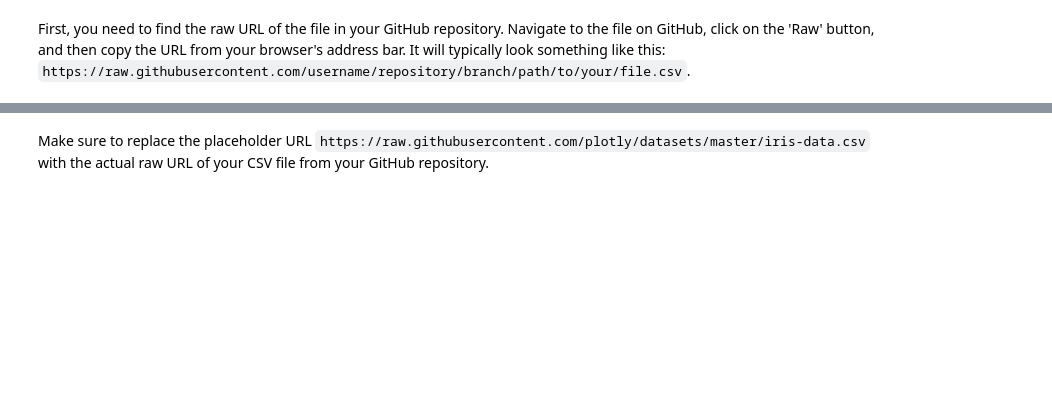
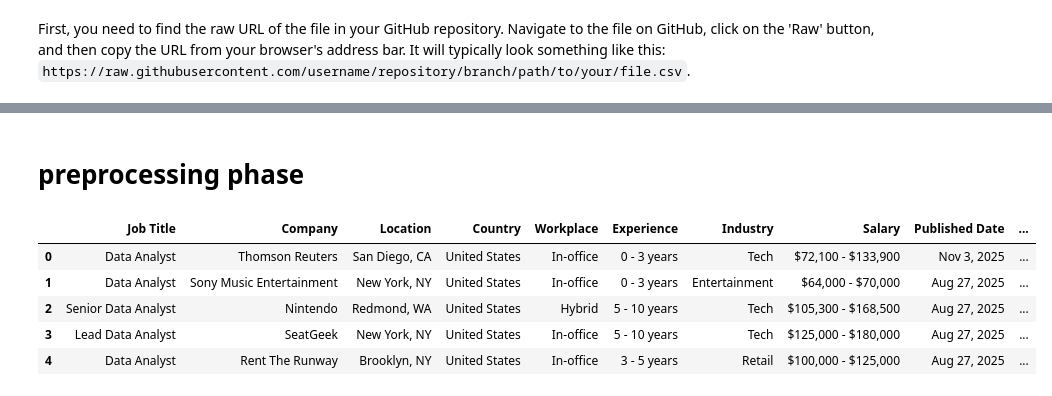
Before and after one commit to DataRobot333/ScrapDataAnalystSite, a Jupyter notebook: DataAnalystJobDA.ipynb, the cells around one changed output, grey strips where cells are left out. Drawn from its saved outputs; the diff is of its cells as text; code cells hidden in the pictures; blank space fills up the shorter version.

```diff
--- a/DataAnalystJobDA.ipynb
+++ b/DataAnalystJobDA.ipynb
@@ -3,18 +5,14 @@
 # %% [markdown]
 First, you need to find the raw URL of the file in your GitHub repository. Navigate to the file on GitHub, click on the 'Raw' button, and then copy the URL from your browser's address bar. It will typically look something like this: `https://raw.githubusercontent.com/username/repository/branch/path/to/your/file.csv`.
 # %%
-import pandas as pd
-
-# Replace with the actual raw URL of your file on GitHub
-github_csv_url = 'https://github.com/DataRobot333/ScrapDataAnalystSite/blob/main/job_listings.csv'
+github_csv_url = 'https://raw.githubusercontent.com/DataRobot333/ScrapDataAnalystSite/main/job_listings.csv'
 
 # Load the data into a pandas DataFrame
 try:
     df = pd.read_csv(github_csv_url)
-    print(f"Data loaded successfully")
-    # Display the first 5 rows of the DataFrame
+    print(f"Data loaded successfully from {github_csv_url}")
     display(df.head())
 except Exception as e:
     print(f"An error occurred while loading data: {e}")
-    print("Please ensure the URL is correct and the file is accessible.")
+    print("Please ensure the URL is correct and the file is accessible. Double-check that it's the 'raw' URL from GitHub.")
 # %% [output]
@@ -24,2 +26,15 @@ Please ensure the URL is correct and the file is accessible.
-# %% [markdown]
-Make sure to replace the placeholder URL `https://raw.githubusercontent.com/plotly/datasets/master/iris-data.csv` with the actual raw URL of your CSV file from your GitHub repository.
+# %% [markdown]
+# preprocessing phase
+# %%
+df[['Job Title', 'Field']] = df['Job Title'].str.split(',', n=1, expand=True)
+#df['job title'] = split_job_title[0]
+#df['Field'] = split_job_title[1]
+# df.drop('Job Title', axis=1, inplace=True)
+df.head()
+# %% [output]
+|  | Job Title | Company | Location | Country | Workplace | Experience | Industry | Salary | Published Date | ... |
+| 0 | Data Analyst | Thomson Reuters | San Diego, CA | United States | In-office | 0 - 3 years | Tech | $72,100 - $133,900 | Nov 3, 2025 | ... |
+| 1 | Data Analyst | Sony Music Entertainment | New York, NY | United States | In-office | 0 - 3 years | Entertainment | $64,000 - $70,000 | Aug 27, 2025 | ... |
+| 2 | Senior Data Analyst | Nintendo | Redmond, WA | United States | Hybrid | 5 - 10 years | Tech | $105,300 - $168,500 | Aug 27, 2025 | ... |
+| 3 | Lead Data Analyst | SeatGeek | New York, NY | United States | In-office | 5 - 10 years | Tech | $125,000 - $180,000 | Aug 27, 2025 | ... |
+| 4 | Data Analyst | Rent The Runway | Brooklyn, NY | United States | In-office | 3 - 5 years | Retail | $100,000 - $125,000 | Aug 27, 2025 | ... |
```
Also changed, not shown: parts of 23 cells of this notebook.
